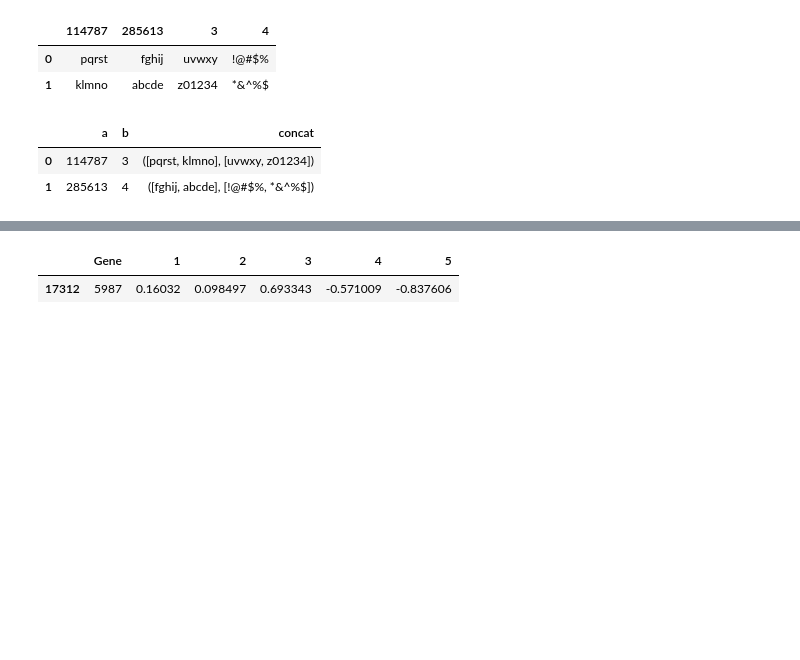
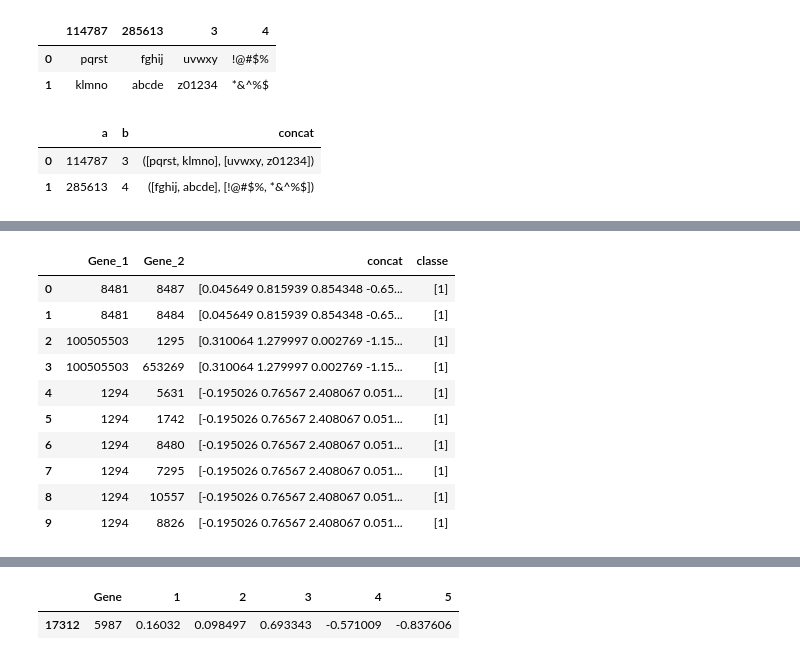
Before and after one commit to RodrigoEslava/cpython, a Jupyter notebook: teste_concatenação.ipynb, the cells around one changed output, grey strips where cells are left out. Drawn from its saved outputs; the diff is of its cells as text; code cells hidden in the pictures; blank space fills up the shorter version.

```diff
--- a/teste_concatenação.ipynb
+++ b/teste_concatenação.ipynb
@@ -96,4 +84,44 @@ second_df
 # %%
 second_df.to_csv("second_df")
+# %%
+
+result = []
+
+classe = list()
+
+for index, row in first_df.iterrows():
+
+            first_column_from_2nd_df = second_df[second_df["Gene"].isin([row['Gene_1']])]
+
+
+            second_column_from_2nd_df = second_df[second_df["Gene"].isin([row['Gene_2']])]
+
+            third_column = [1]
+
+            resulting_tuple = [first_column_from_2nd_df[["1","2","3","4","5"]].to_string(header = False, index=False), second_column_from_2nd_df[["1","2","3","4","5"]].to_string(header = False, index=False)]
+
+            classe.append(third_column)
+            #resulting_tuple = (first_column_from_2nd_df.to_string(index=False), second_column_from_2nd_df.to_string(index=False))
+
+            #result[str([row['Gene_1'], row['Gene_2']])] = [first_column_from_2nd_df, second_column_from_2nd_df]
+            #result[str([row['Gene_1'], row['Gene_2']])] = resulting_tuple
+            result.append(resulting_tuple)
+
+#result = pd.DataFrame(data=result)
+first_df['concat'] = pd.Series(result)
+first_df['classe'] = classe
+first_df
+# %% [output]
+|  | Gene_1 | Gene_2 | concat | classe |
+| 0 | 8481 | 8487 | [0.045649 0.815939 0.854348 -0.65... | [1] |
+| 1 | 8481 | 8484 | [0.045649 0.815939 0.854348 -0.65... | [1] |
+| 2 | 100505503 | 1295 | [0.310064 1.279997 0.002769 -1.15... | [1] |
+| 3 | 100505503 | 653269 | [0.310064 1.279997 0.002769 -1.15... | [1] |
+| 4 | 1294 | 5631 | [-0.195026 0.76567 2.408067 0.051... | [1] |
+| 5 | 1294 | 1742 | [-0.195026 0.76567 2.408067 0.051... | [1] |
+| 6 | 1294 | 8480 | [-0.195026 0.76567 2.408067 0.051... | [1] |
+| 7 | 1294 | 7295 | [-0.195026 0.76567 2.408067 0.051... | [1] |
+| 8 | 1294 | 10557 | [-0.195026 0.76567 2.408067 0.051... | [1] |
+| 9 | 1294 | 8826 | [-0.195026 0.76567 2.408067 0.051... | [1] |
 # %%
 result = []
```
Also changed, not shown: parts of 16 cells of this notebook.
